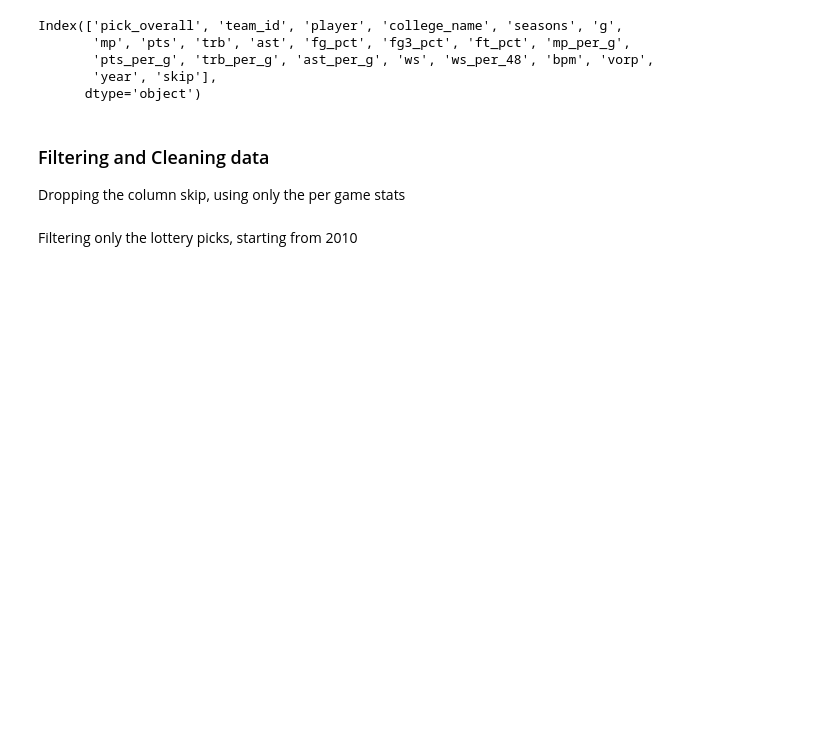
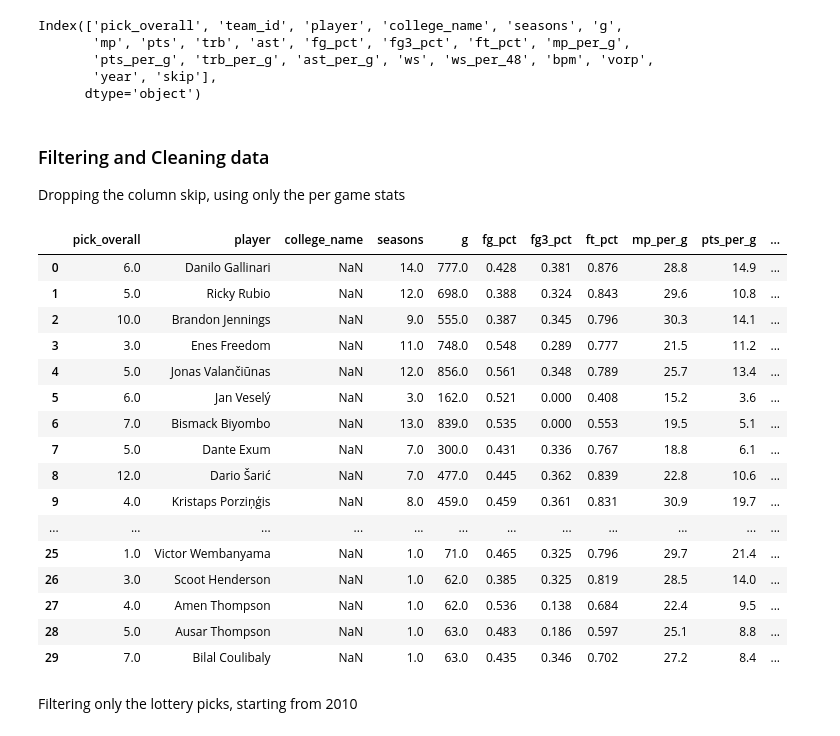
Before and after one commit to azh05/BSADJ-Spring24, a Jupyter notebook: BSAJournalism.ipynb, the cells around one changed output. Saved outputs shown, nothing was run; the diff lists cells and outputs as text; code cells hidden in the pictures; blank space fills up the shorter version.

```diff
--- a/BSAJournalism.ipynb
+++ b/BSAJournalism.ipynb
@@ -439,0 +438,25 @@ df_career_stats = df_career_stats.dropna(axis = 0)
+# %%
+df_career_stats2 = df_career_stats.copy()
+df_notcbb_players = df_career_stats2[df_career_stats2['college_name'].isna()]
+df_notcbb_players = df_notcbb_players.reset_index(drop = True)
+df_other_lot = df_notcbb_players[df_notcbb_players['pick_overall'] < 15]
+df_other_lot = df_other_lot.reset_index(drop=True)
+df_other_lot
+# %% [output]
+|  | pick_overall | player | college_name | seasons | g | fg_pct | fg3_pct | ft_pct | mp_per_g | pts_per_g | ... |
+| 0 | 6.0 | Danilo Gallinari | NaN | 14.0 | 777.0 | 0.428 | 0.381 | 0.876 | 28.8 | 14.9 | ... |
+| 1 | 5.0 | Ricky Rubio | NaN | 12.0 | 698.0 | 0.388 | 0.324 | 0.843 | 29.6 | 10.8 | ... |
+| 2 | 10.0 | Brandon Jennings | NaN | 9.0 | 555.0 | 0.387 | 0.345 | 0.796 | 30.3 | 14.1 | ... |
+| 3 | 3.0 | Enes Freedom | NaN | 11.0 | 748.0 | 0.548 | 0.289 | 0.777 | 21.5 | 11.2 | ... |
+| 4 | 5.0 | Jonas Valančiūnas | NaN | 12.0 | 856.0 | 0.561 | 0.348 | 0.789 | 25.7 | 13.4 | ... |
+| 5 | 6.0 | Jan Veselý | NaN | 3.0 | 162.0 | 0.521 | 0.000 | 0.408 | 15.2 | 3.6 | ... |
+| 6 | 7.0 | Bismack Biyombo | NaN | 13.0 | 839.0 | 0.535 | 0.000 | 0.553 | 19.5 | 5.1 | ... |
+| 7 | 5.0 | Dante Exum | NaN | 7.0 | 300.0 | 0.431 | 0.336 | 0.767 | 18.8 | 6.1 | ... |
+| 8 | 12.0 | Dario Šarić | NaN | 7.0 | 477.0 | 0.445 | 0.362 | 0.839 | 22.8 | 10.6 | ... |
+| 9 | 4.0 | Kristaps Porziņģis | NaN | 8.0 | 459.0 | 0.459 | 0.361 | 0.831 | 30.9 | 19.7 | ... |
+| ... | ... | ... | ... | ... | ... | ... | ... | ... | ... | ... | ... |
+| 25 | 1.0 | Victor Wembanyama | NaN | 1.0 | 71.0 | 0.465 | 0.325 | 0.796 | 29.7 | 21.4 | ... |
+| 26 | 3.0 | Scoot Henderson | NaN | 1.0 | 62.0 | 0.385 | 0.325 | 0.819 | 28.5 | 14.0 | ... |
+| 27 | 4.0 | Amen Thompson | NaN | 1.0 | 62.0 | 0.536 | 0.138 | 0.684 | 22.4 | 9.5 | ... |
+| 28 | 5.0 | Ausar Thompson | NaN | 1.0 | 63.0 | 0.483 | 0.186 | 0.597 | 25.1 | 8.8 | ... |
+| 29 | 7.0 | Bilal Coulibaly | NaN | 1.0 | 63.0 | 0.435 | 0.346 | 0.702 | 27.2 | 8.4 | ... |
```
Also changed, not shown: parts of 17 cells of this notebook, 3 other files.
